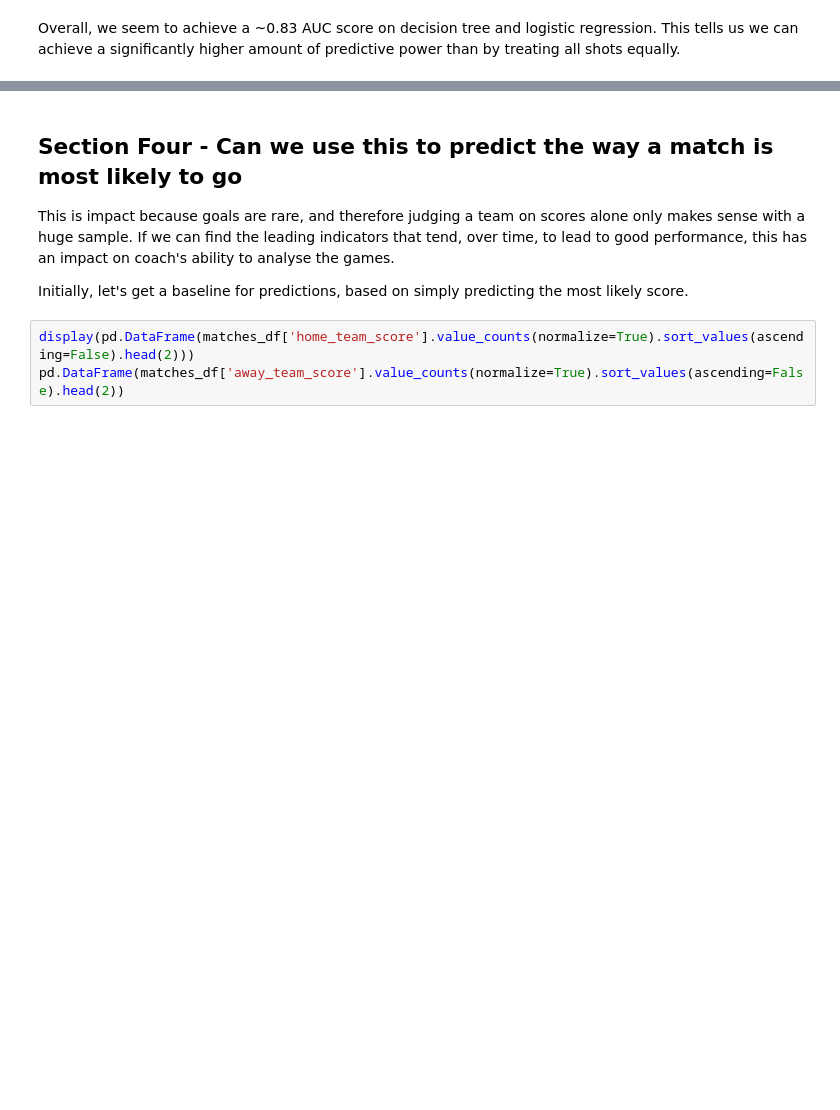
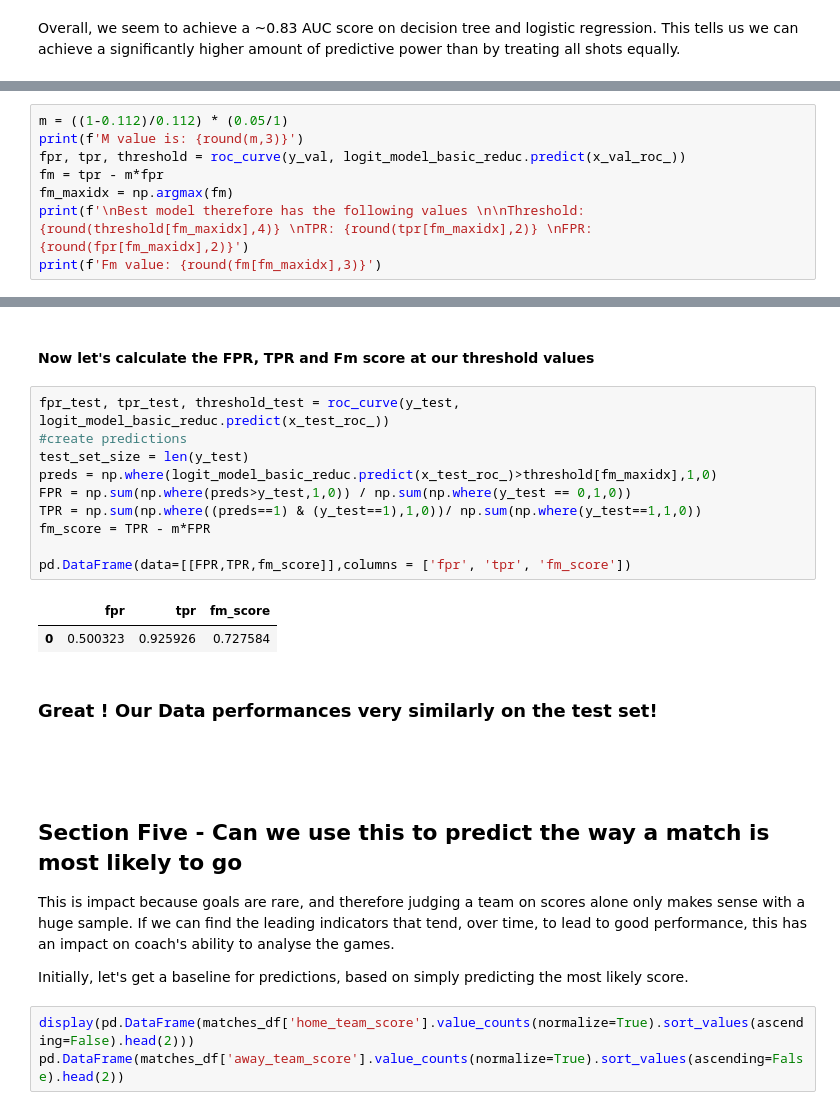
Before and after one commit to jakelourie1502/match_events_data, a Jupyter notebook: xG_model.ipynb, the cells around one changed output, grey strips where cells are left out. Cells and saved outputs as stored; diff of their text form; blank space fills up the shorter version.

```diff
--- a/xG_model.ipynb
+++ b/xG_model.ipynb
@@ -602,0 +652,8 @@ Overall, we seem to achieve a ~0.83 AUC score on decision tree and logistic regr
+# %%
+m = ((1-0.112)/0.112) * (0.05/1)
+print(f'M value is: {round(m,3)}')
+fpr, tpr, threshold = roc_curve(y_val, logit_model_basic_reduc.predict(x_val_roc_))
+fm = tpr - m*fpr
+fm_maxidx = np.argmax(fm)
+print(f'\nBest model therefore has the following values \n\nThreshold: {round(threshold[fm_maxidx],4)} \nTPR: {round(tpr[fm_maxidx],2)} \nFPR: {round(fpr[fm_maxidx],2)}')
+print(f'Fm value: {round(fm[fm_maxidx],3)}')
@@ -603,5 +687,25 @@ Overall, we seem to achieve a ~0.83 AUC score on decision tree and logistic regr
+# %% [markdown]
+#### Now let's calculate the FPR, TPR and Fm score at our threshold values
+# %%
+fpr_test, tpr_test, threshold_test = roc_curve(y_test, logit_model_basic_reduc.predict(x_test_roc_))
+#create predictions
+test_set_size = len(y_test)
+preds = np.where(logit_model_basic_reduc.predict(x_test_roc_)>threshold[fm_maxidx],1,0)
+FPR = np.sum(np.where(preds>y_test,1,0)) / np.sum(np.where(y_test == 0,1,0))
+TPR = np.sum(np.where((preds==1) & (y_test==1),1,0))/ np.sum(np.where(y_test==1,1,0))
+fm_score = TPR - m*FPR
+
+pd.DataFrame(data=[[FPR,TPR,fm_score]],columns = ['fpr', 'tpr', 'fm_score'])
+# %% [output]
+|  | fpr | tpr | fm_score |
+| 0 | 0.500323 | 0.925926 | 0.727584 |
+# %% [markdown]
+### Great ! Our Data performances very similarly on the test set!
+# %% [markdown]
+~~~~~~~
 # %% [markdown]
-## Section Four - Can we use this to predict the way a match is most likely to go
+<a name='5'></a>
+## Section Five - Can we use this to predict the way a match is most likely to go
 
 This is impact because goals are rare, and therefore judging a team on scores alone only makes sense with a huge sample. If we can find the leading indicators that tend, over time, to lead to good performance, this has an impact on coach's ability to analyse the games.
 
```
Also changed, not shown: parts of 34 cells of this notebook.
